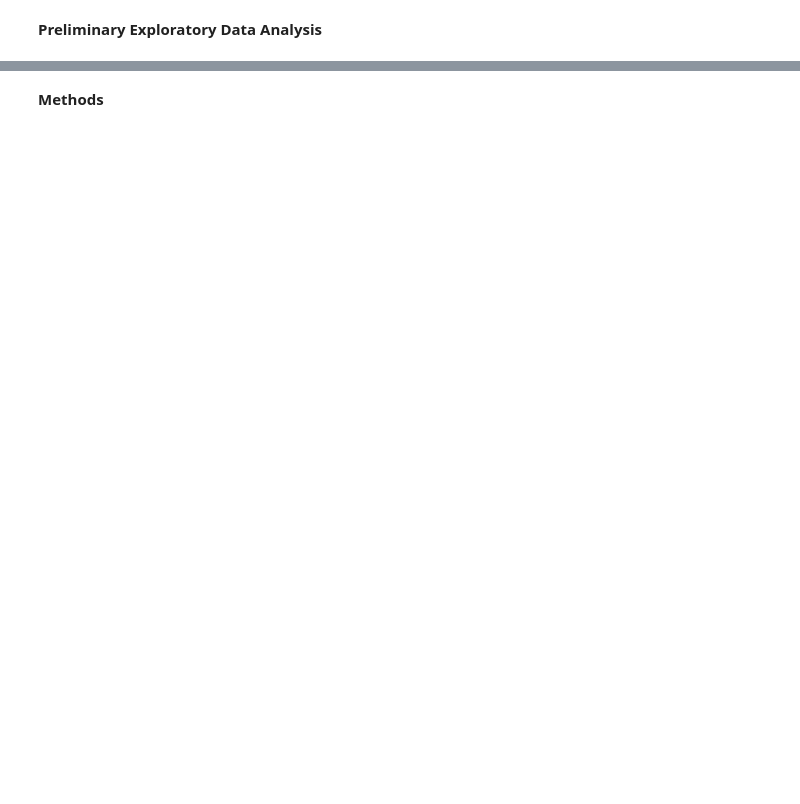
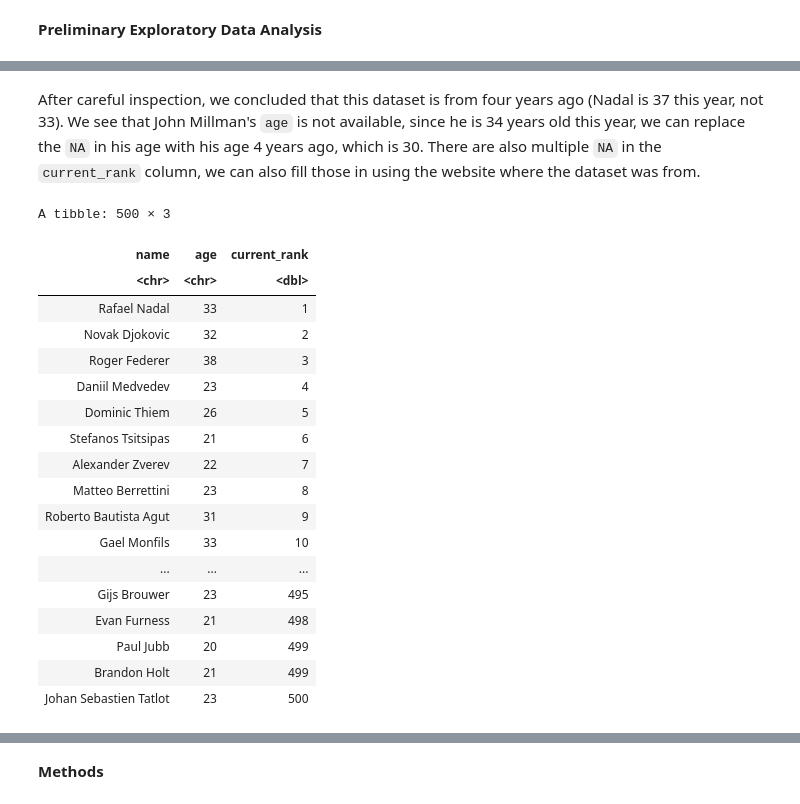
Before and after one commit to HaileyFu/dsci100_group33_project, a Jupyter notebook: project_proposal.ipynb, the cells around one changed output, grey strips where cells are left out. Saved outputs shown, nothing was run; the diff lists cells and outputs as text; code cells hidden in the pictures; blank space fills up the shorter version.

```diff
--- a/project_proposal.ipynb
+++ b/project_proposal.ipynb
@@ -54,0 +86,35 @@ A spec_tbl_df: 500 × 38
+# %% [markdown]
+After careful inspection, we concluded that this dataset is from four years ago (Nadal is 37 this year, not 33). We see that John Millman's `age` is not available, since he is 34 years old this year, we can replace the `NA` in his age with his age 4 years ago, which is 30. There are also multiple `NA` in the `current_rank` column, we can also fill those in using the website where the dataset was from.
+# %%
+player_stats_complete <- player_stats_renamed|>
+    mutate(age = ifelse(is.na(age), 30, age))|>
+    mutate(current_rank = ifelse(is.na(current_rank),
+                             case_when(
+                                 name == "Scott Griekspoor" ~ 472,
+                                 name == "Brandon Holt" ~ 499,
+                                 name == "Evan Song" ~ 314,
+                                 name == "John Millman" ~ 48,
+                                 name == "Sebastian Fanselow" ~ 494),
+                             current_rank))|>
+    arrange(current_rank)
+player_stats_complete
+# %% [output]
+A tibble: 500 × 3
+| name | age | current_rank |
+| <chr> | <chr> | <dbl> |
+| Rafael Nadal | 33 | 1 |
+| Novak Djokovic | 32 | 2 |
+| Roger Federer | 38 | 3 |
+| Daniil Medvedev | 23 | 4 |
+| Dominic Thiem | 26 | 5 |
+| Stefanos Tsitsipas | 21 | 6 |
+| Alexander Zverev | 22 | 7 |
+| Matteo Berrettini | 23 | 8 |
+| Roberto Bautista Agut | 31 | 9 |
+| Gael Monfils | 33 | 10 |
+| ... | ... | ... |
+| Gijs Brouwer | 23 | 495 |
+| Evan Furness | 21 | 498 |
+| Paul Jubb | 20 | 499 |
+| Brandon Holt | 21 | 499 |
+| Johan Sebastien Tatlot | 23 | 500 |
```
Also changed, not shown: parts of 6 cells of this notebook.
